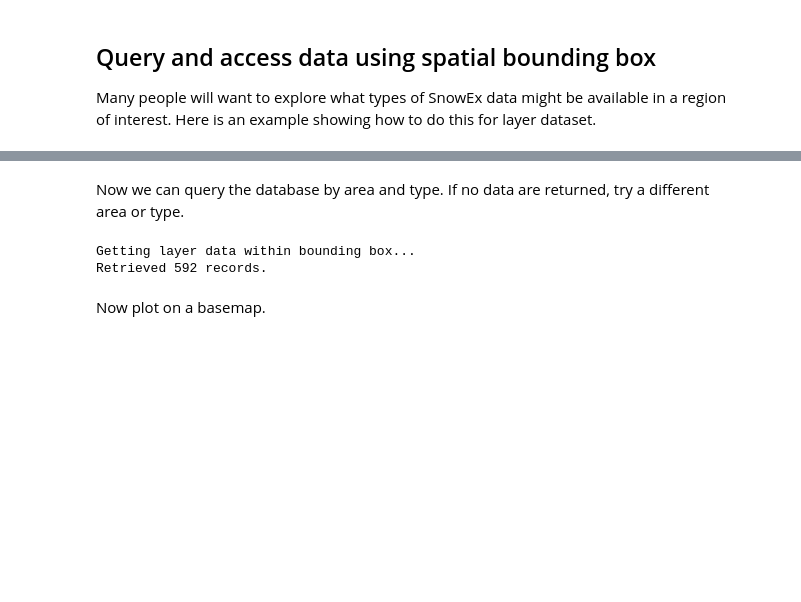
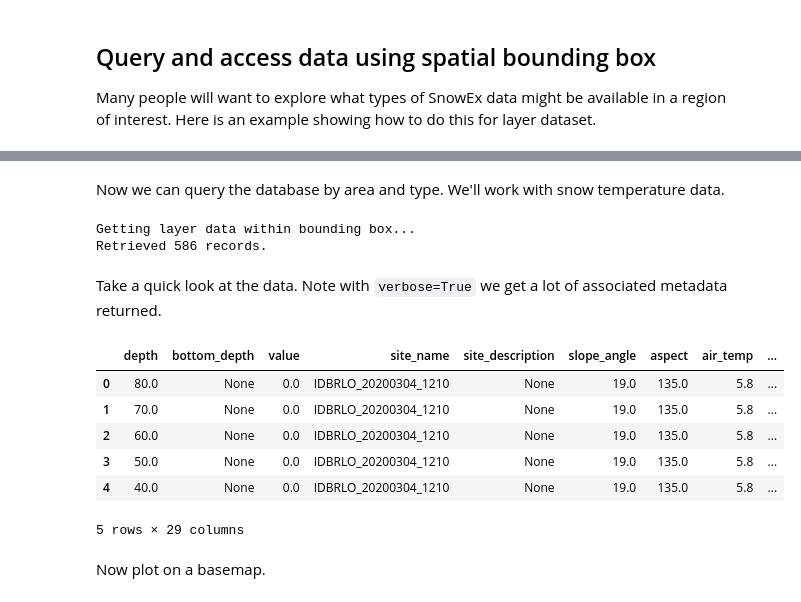
Before and after one commit to SnowEx/snowexsql, a Jupyter notebook: docs/gallery/lambda_example.ipynb, the cells around one changed output, grey strips where cells are left out. Saved outputs shown, nothing was run; the diff lists cells and outputs as text; code cells hidden in the pictures; blank space fills up the shorter version.

```diff
--- a/docs/gallery/lambda_example.ipynb
+++ b/docs/gallery/lambda_example.ipynb
@@ -66,20 +66,33 @@ Available types: ['comments', 'swe', 'snow_temperature', 'reflectance', 'depth',
 # %% [markdown]
-Now we can query the database by area and type. If no data are returned, try a different area or type.
+Now we can query the database by area and type. We'll work with snow temperature data.
 # %%
 print("Getting layer data within bounding box...")
 df = LayerMeasurements.from_area(
     shp=bbox_polygon,
-    start_date=date(2022, 1, 1),
-    end_date=date(2022, 12, 31),
+    date_greater_equal=date(2020, 1, 1),
+    date_less_equal=date(2022, 12, 30),
     crs=4326,
     type='snow_temperature',
-    limit=8000
+    limit=600,
+    verbose=True
 )
 
 print(f"Retrieved {len(df)} records.")
 # %% [output]
 Getting layer data within bounding box...
-Retrieved 592 records.
+Retrieved 586 records.
+# %% [markdown]
+Take a quick look at the data. Note with `verbose=True` we get a lot of associated metadata returned.
+# %%
+df.head()
+# %% [output]
+|  | depth | bottom_depth | value | site_name | site_description | slope_angle | aspect | air_temp | ... |
+| 0 | 80.0 | None | 0.0 | IDBRLO_20200304_1210 | None | 19.0 | 135.0 | 5.8 | ... |
+| 1 | 70.0 | None | 0.0 | IDBRLO_20200304_1210 | None | 19.0 | 135.0 | 5.8 | ... |
+| 2 | 60.0 | None | 0.0 | IDBRLO_20200304_1210 | None | 19.0 | 135.0 | 5.8 | ... |
+| 3 | 50.0 | None | 0.0 | IDBRLO_20200304_1210 | None | 19.0 | 135.0 | 5.8 | ... |
+| 4 | 40.0 | None | 0.0 | IDBRLO_20200304_1210 | None | 19.0 | 135.0 | 5.8 | ... |
+5 rows × 29 columns
 # %% [markdown]
 Now plot on a basemap.
 # %%
```
Also changed, not shown: parts of 16 cells of this notebook.
